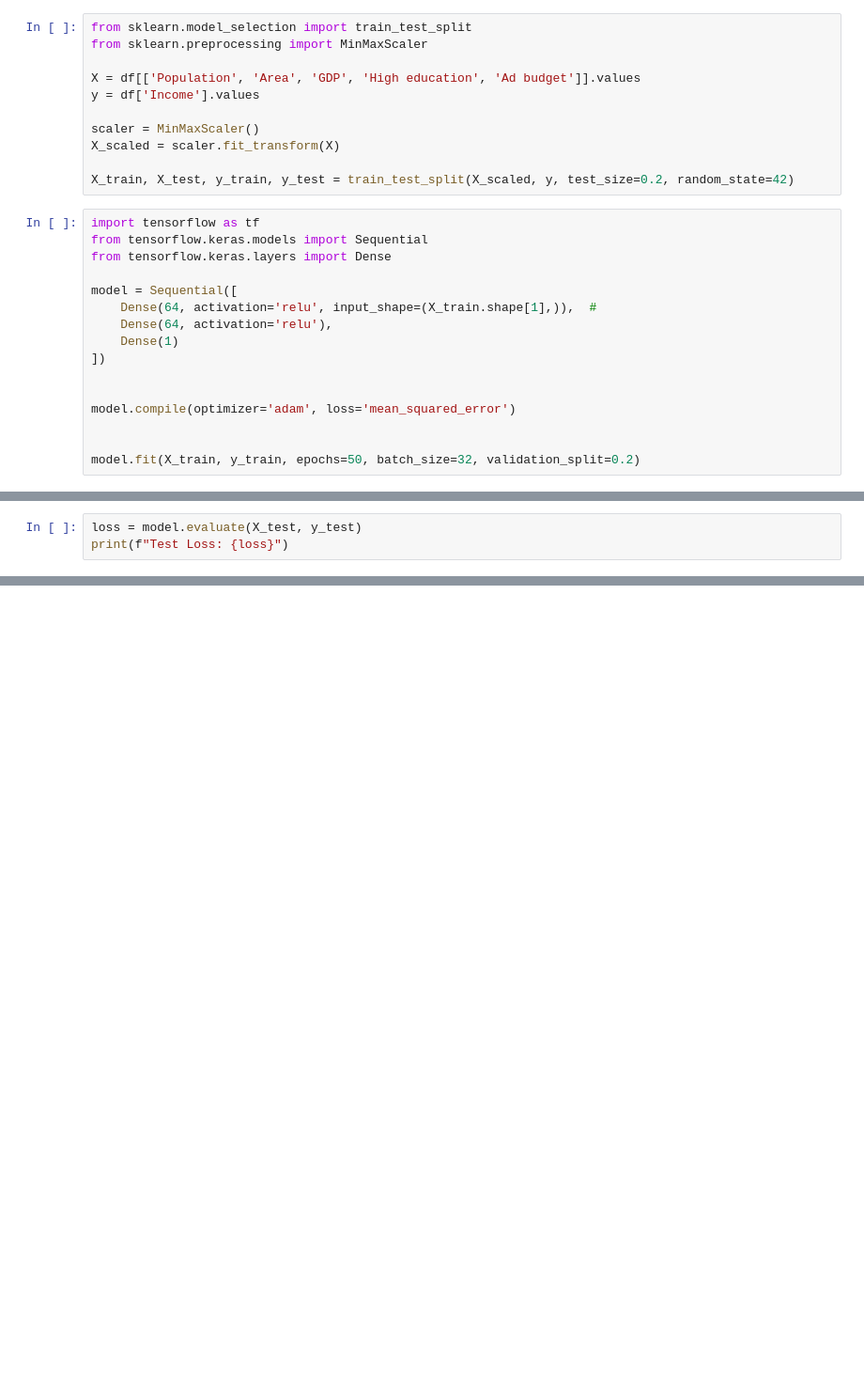
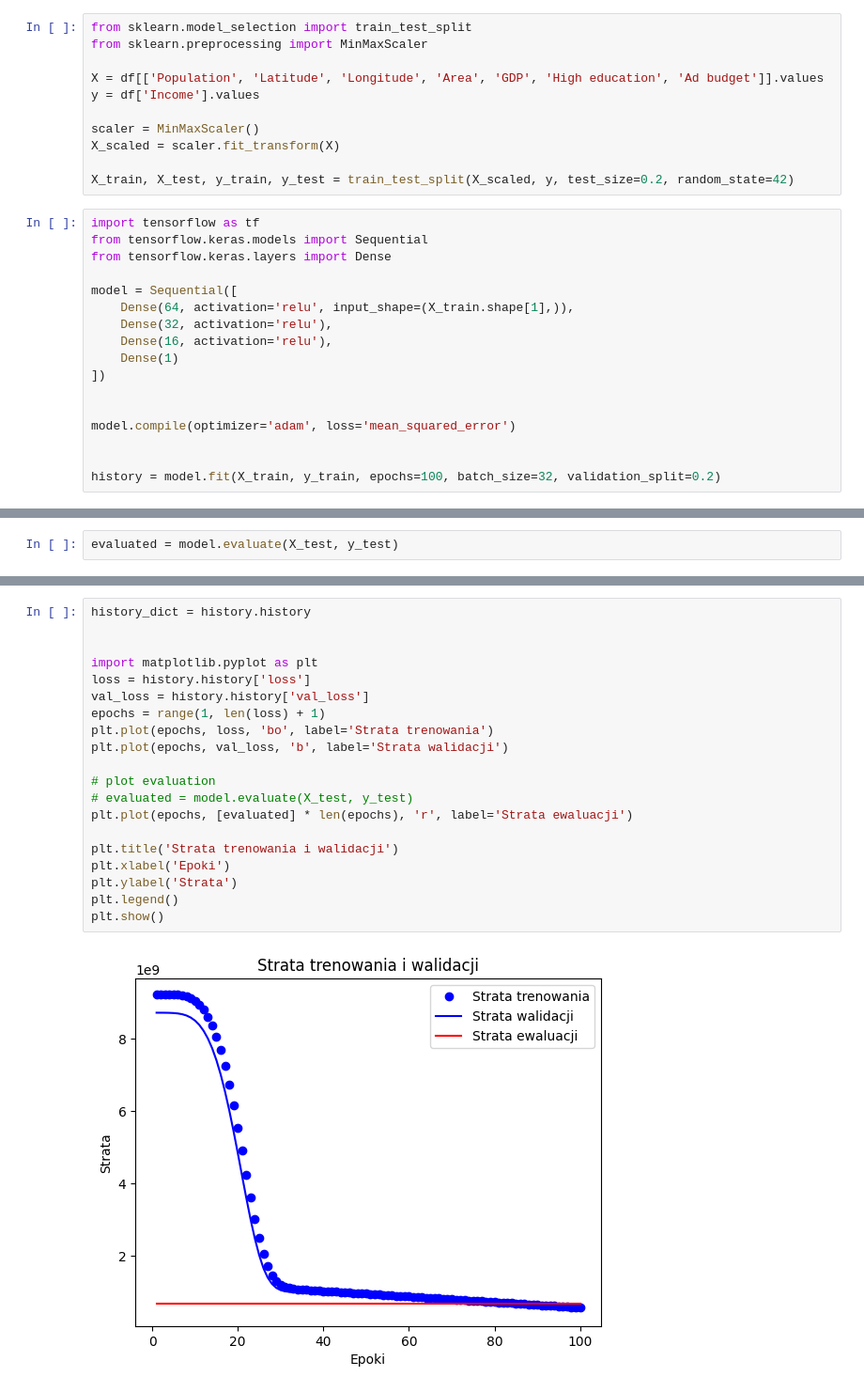
Before and after one commit to bepis0101/Famiglia-Zippone-Hackology2024, a Jupyter notebook: mainly.ipynb, the cells around one changed output, grey strips where cells are left out. Shown at 94% size. Cells and saved outputs as stored; diff of their text form; blank space fills up the shorter version.

```diff
--- a/mainly.ipynb
+++ b/mainly.ipynb
@@ -40,7 +57,7 @@ df.describe()
 from sklearn.model_selection import train_test_split
 from sklearn.preprocessing import MinMaxScaler
 
-X = df[['Population', 'Area', 'GDP', 'High education', 'Ad budget']].values
+X = df[['Population', 'Latitude', 'Longitude', 'Area', 'GDP', 'High education', 'Ad budget']].values
 y = df['Income'].values
 
 scaler = MinMaxScaler()
@@ -53,8 +70,9 @@ from tensorflow.keras.models import Sequential
 from tensorflow.keras.layers import Dense
 
 model = Sequential([
-    Dense(64, activation='relu', input_shape=(X_train.shape[1],)),  #
-    Dense(64, activation='relu'),
+    Dense(64, activation='relu', input_shape=(X_train.shape[1],)),
+    Dense(32, activation='relu'),
+    Dense(16, activation='relu'),
     Dense(1)
 ])
 
@@ -62,4 +80,4 @@ model = Sequential([
 model.compile(optimizer='adam', loss='mean_squared_error')
 
 
-model.fit(X_train, y_train, epochs=50, batch_size=32, validation_split=0.2)
+history = model.fit(X_train, y_train, epochs=100, batch_size=32, validation_split=0.2)
@@ -66,3 +102,2 @@ model.fit(X_train, y_train, epochs=50, batch_size=32, validation_split=0.2)
 # %%
-loss = model.evaluate(X_test, y_test)
-print(f"Test Loss: {loss}")
+evaluated = model.evaluate(X_test, y_test)
@@ -73,0 +106,22 @@ print(f"Predicted Income: {predicted_income[0]}")
+# %%
+history_dict = history.history
+
+
+import matplotlib.pyplot as plt
+loss = history.history['loss']
+val_loss = history.history['val_loss']
+epochs = range(1, len(loss) + 1)
+plt.plot(epochs, loss, 'bo', label='Strata trenowania')
+plt.plot(epochs, val_loss, 'b', label='Strata walidacji')
+
+# plot evaluation
+# evaluated = model.evaluate(X_test, y_test)
+plt.plot(epochs, [evaluated] * len(epochs), 'r', label='Strata ewaluacji')
+
+plt.title('Strata trenowania i walidacji')
+plt.xlabel('Epoki')
+plt.ylabel('Strata')
+plt.legend()
+plt.show()
+# %% [output]
+[figure, added]
```
Also changed, not shown: parts of 7 cells of this notebook, 3 other files.
